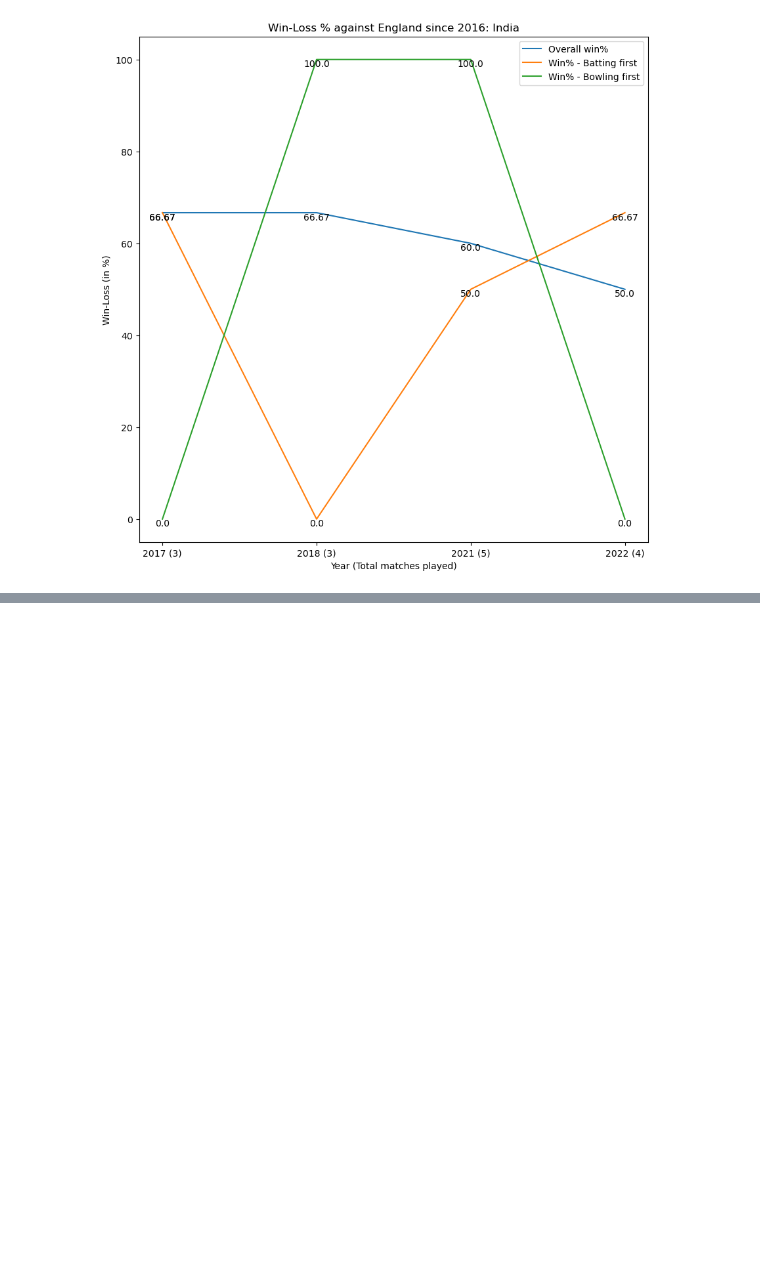
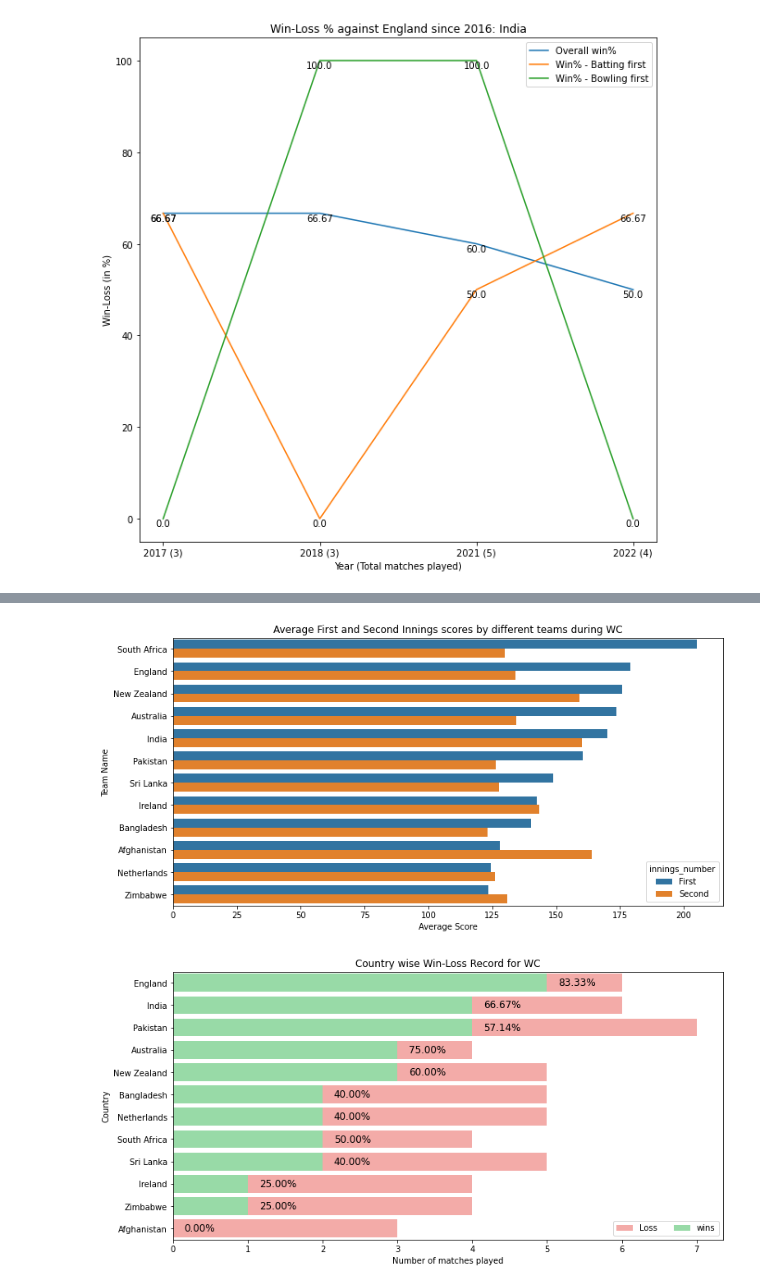
Before and after one commit to jvolheim/ECE-143, a Jupyter notebook: DataVisualization/ECE143_Group_15.ipynb, the cells around one changed output, grey strips where cells are left out. Drawn from its saved outputs; the diff is of its cells as text; code cells hidden in the pictures; blank space fills up the shorter version.

```diff
--- a/DataVisualization/ECE143_Group_15.ipynb
+++ b/DataVisualization/ECE143_Group_15.ipynb
@@ -52,0 +61,10 @@ make_plots_1(database, "India")
+# %%
+wc_df = seperate_wc(database)
+avg_inn1_score = average_inng_total(wc_df, 'A')
+avg_inn2_score = average_inng_total(wc_df, 'B')
+avg_inn_score = pd.concat([avg_inn1_score, avg_inn2_score], ignore_index=True)
+plot_avg_scores(avg_inn_score)
+win_loss_compare(wc_df)
+# %% [output]
+[figure, added]
+[figure, added]
```
Also changed, not shown: parts of 9 cells of this notebook, 1 other file.
